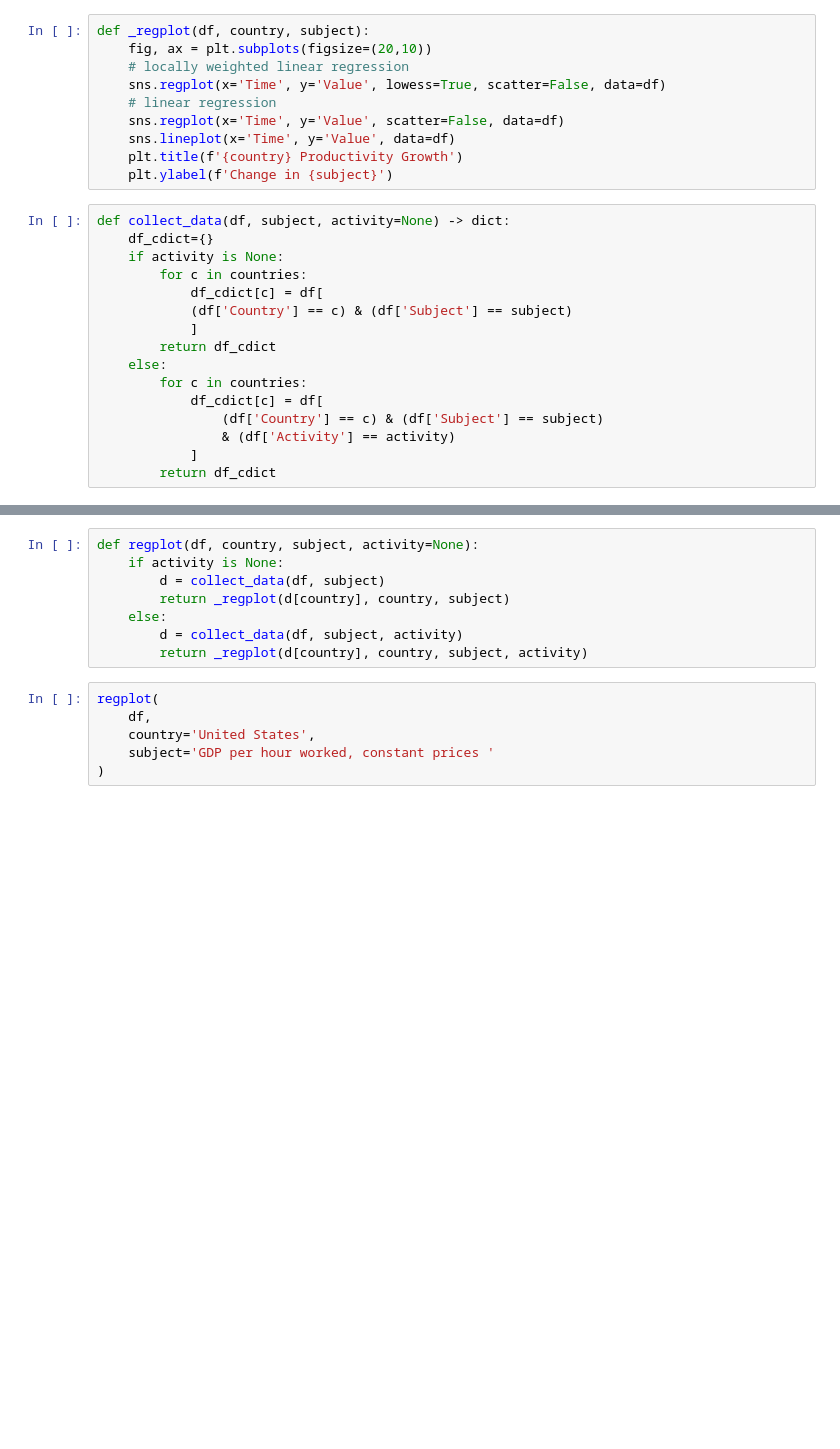
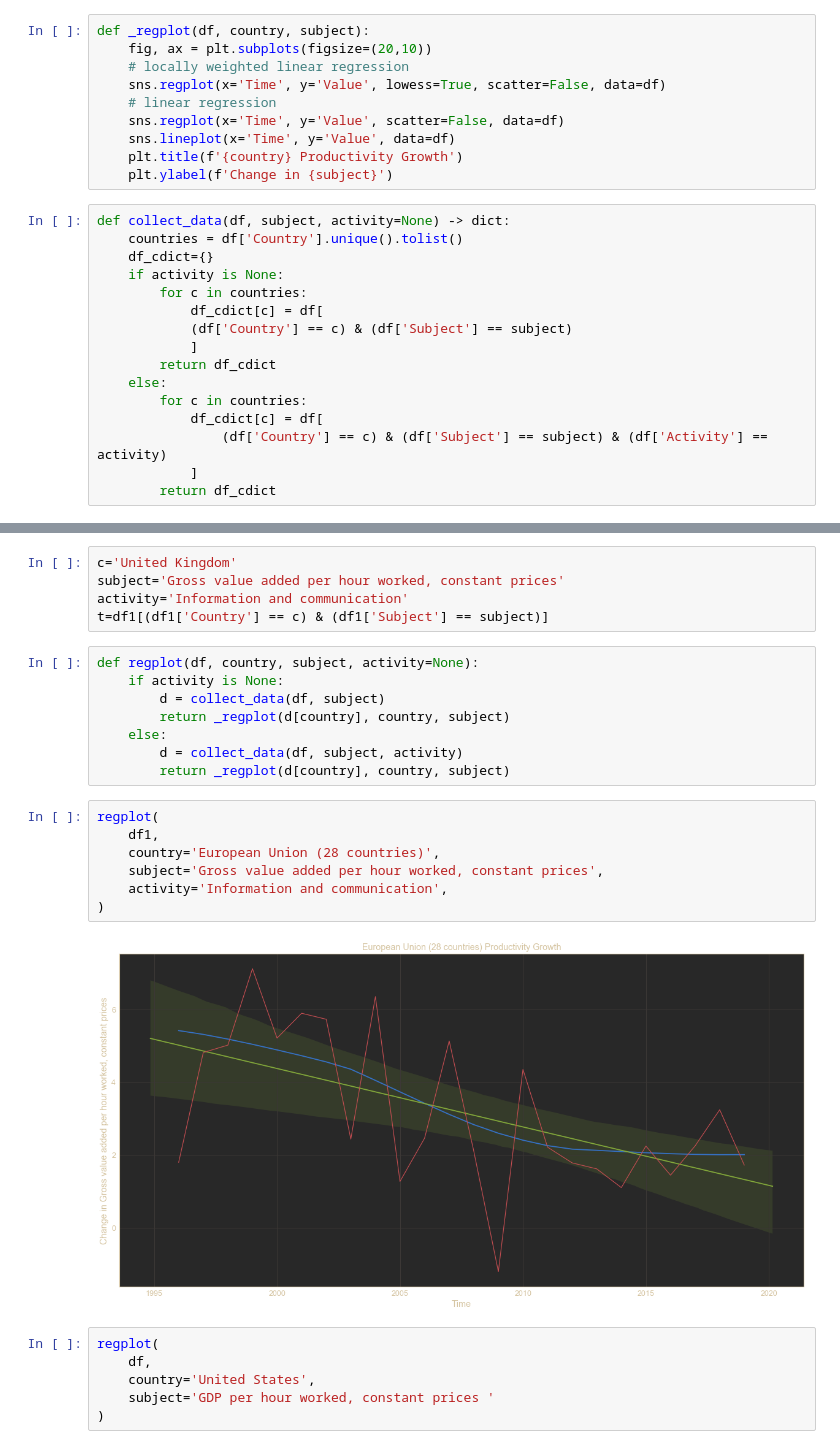
Before and after one commit to mayabenowitz/neuralcraft, a Jupyter notebook: notebooks/1.0-mayab-macroecon.ipynb, the cells around one changed output, grey strips where cells are left out. Saved outputs shown, nothing was run; the diff lists cells and outputs as text; blank space fills up the shorter version.

```diff
--- a/notebooks/1.0-mayab-macroecon.ipynb
+++ b/notebooks/1.0-mayab-macroecon.ipynb
@@ -141,6 +175,7 @@ def _regplot(df, country, subject):
     plt.ylabel(f'Change in {subject}')
 # %%
 def collect_data(df, subject, activity=None) -> dict:
+    countries = df['Country'].unique().tolist()
     df_cdict={}
     if activity is None:
         for c in countries:
@@ -151,7 +186,6 @@ def collect_data(df, subject, activity=None) -> dict:
     else:
         for c in countries:
             df_cdict[c] = df[
-                (df['Country'] == c) & (df['Subject'] == subject)
-                & (df['Activity'] == activity)
+                (df['Country'] == c) & (df['Subject'] == subject) & (df['Activity'] == activity)
             ]
         return df_cdict
@@ -158,3 +215,8 @@ def collect_data(df, subject, activity=None) -> dict:
+# %%
+c='United Kingdom'
+subject='Gross value added per hour worked, constant prices'
+activity='Information and communication'
+t=df1[(df1['Country'] == c) & (df1['Subject'] == subject)]
 # %%
 def regplot(df, country, subject, activity=None):
     if activity is None:
@@ -162,7 +224,16 @@ def regplot(df, country, subject, activity=None):
         return _regplot(d[country], country, subject)
     else:
         d = collect_data(df, subject, activity)
-        return _regplot(d[country], country, subject, activity)
+        return _regplot(d[country], country, subject)
+# %%
+regplot(
+    df1,
+    country='European Union (28 countries)',
+    subject='Gross value added per hour worked, constant prices',
+    activity='Information and communication',
+)
+# %% [output]
+[figure, added]
 # %%
 regplot(
     df,
```
Also changed, not shown: parts of 5 cells of this notebook.
